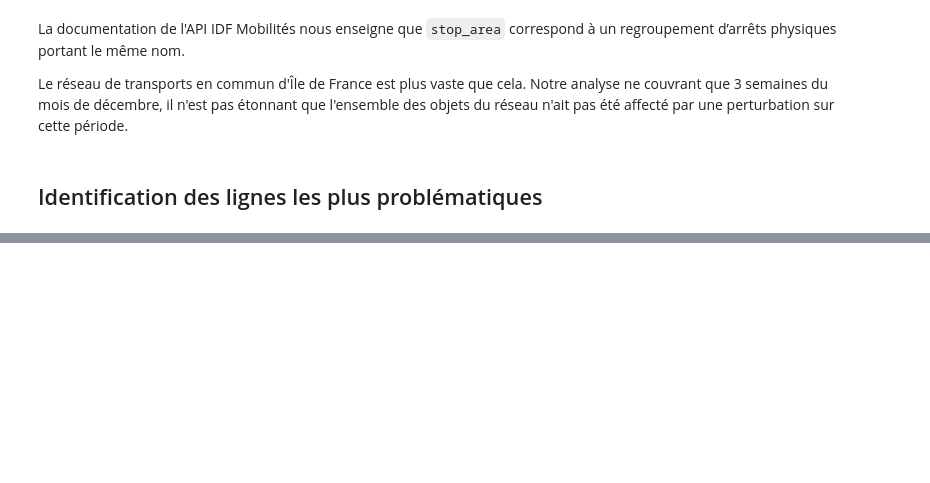
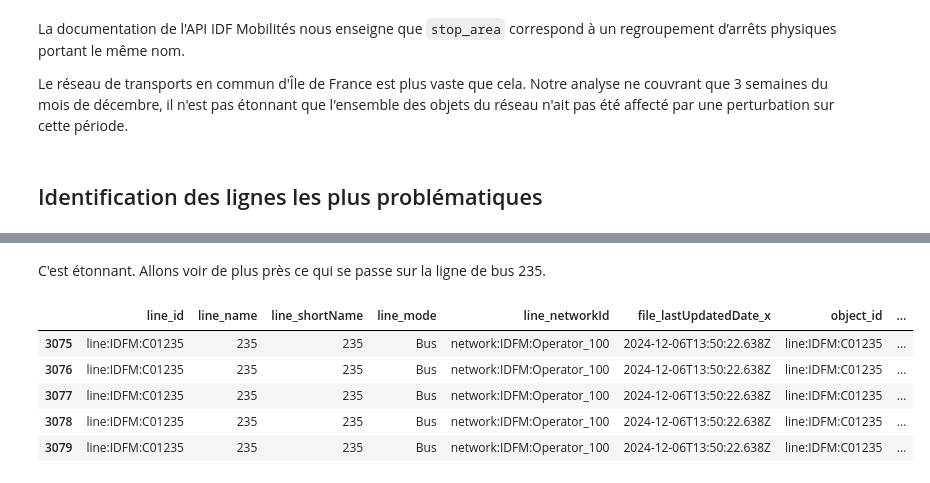
Before and after one commit to L-a-r-t/projet-python-datascience-2A, a Jupyter notebook: src/analysis.ipynb, the cells around one changed output, grey strips where cells are left out. Cells and saved outputs as stored; diff of their text form; code cells hidden in the pictures; blank space fills up the shorter version.

```diff
--- a/src/analysis.ipynb
+++ b/src/analysis.ipynb
@@ -392,0 +439,11 @@ On s'attend à priori à ce que les lignes les plus fréquentées (métro, RER..
+# %% [markdown]
+C'est étonnant. Allons voir de plus près ce qui se passe sur la ligne de bus 235.
+# %%
+df_objects_disruptions[df_objects_disruptions["object_id"] == "line:IDFM:C01235"].head()
+# %% [output]
+|  | line_id | line_name | line_shortName | line_mode | line_networkId | file_lastUpdatedDate_x | object_id | ... |
+| 3075 | line:IDFM:C01235 | 235 | 235 | Bus | network:IDFM:Operator_100 | 2024-12-06T13:50:22.638Z | line:IDFM:C01235 | ... |
+| 3076 | line:IDFM:C01235 | 235 | 235 | Bus | network:IDFM:Operator_100 | 2024-12-06T13:50:22.638Z | line:IDFM:C01235 | ... |
+| 3077 | line:IDFM:C01235 | 235 | 235 | Bus | network:IDFM:Operator_100 | 2024-12-06T13:50:22.638Z | line:IDFM:C01235 | ... |
+| 3078 | line:IDFM:C01235 | 235 | 235 | Bus | network:IDFM:Operator_100 | 2024-12-06T13:50:22.638Z | line:IDFM:C01235 | ... |
+| 3079 | line:IDFM:C01235 | 235 | 235 | Bus | network:IDFM:Operator_100 | 2024-12-06T13:50:22.638Z | line:IDFM:C01235 | ... |
```
Also changed, not shown: parts of 28 cells of this notebook, 1 other file.
